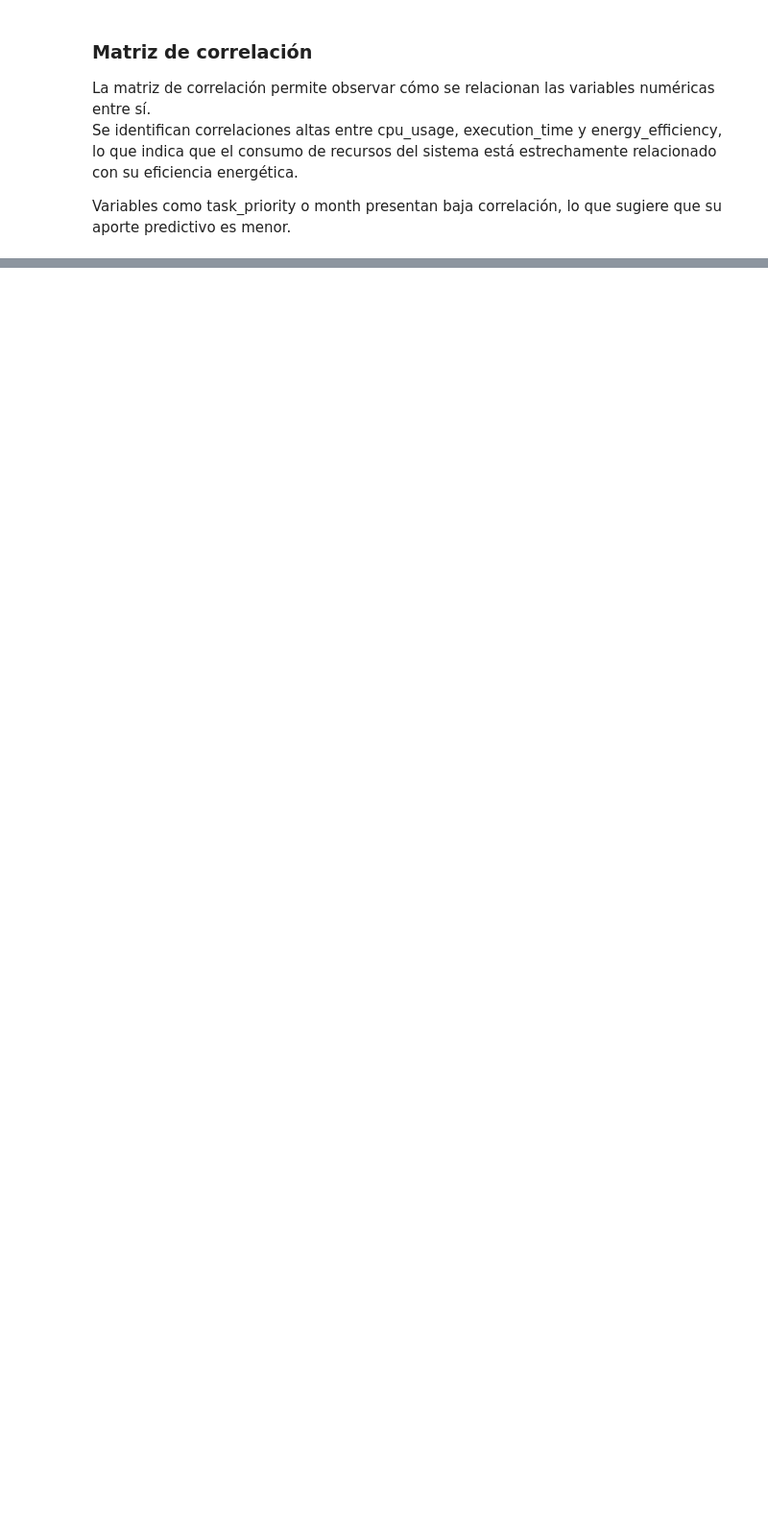
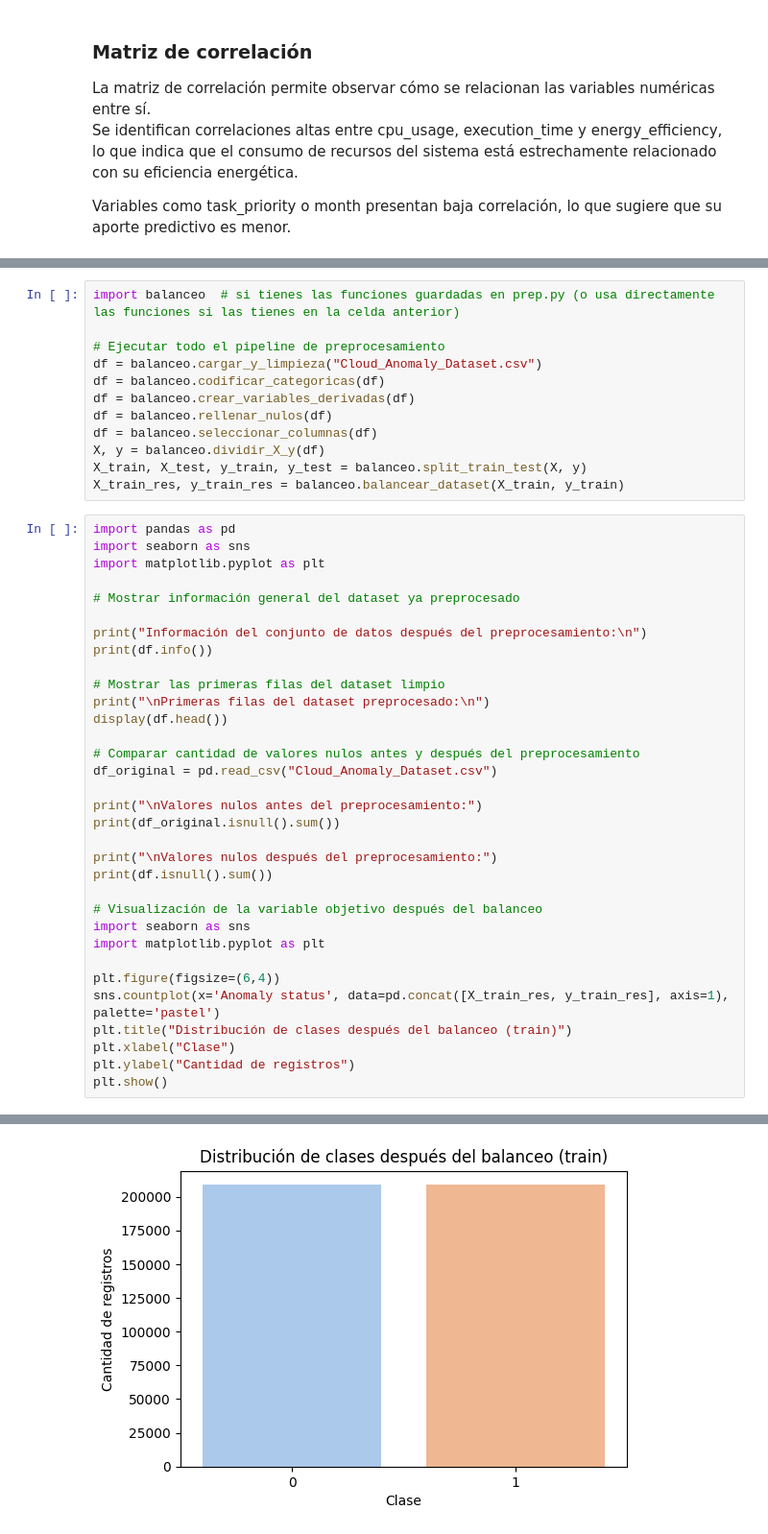
Before and after one commit to FreyOrtiz/CloudInfrastrutureAnomalyData, a Jupyter notebook: Proyecto/TrabajoFinalIA.ipynb, the cells around one changed output, grey strips where cells are left out. Shown: that part at 96% size. Saved outputs shown, nothing was run; the diff lists cells and outputs as text; blank space fills up the shorter version.

```diff
--- a/Proyecto/TrabajoFinalIA.ipynb
+++ b/Proyecto/TrabajoFinalIA.ipynb
@@ -209,0 +423,46 @@ Variables como task_priority o month presentan baja correlación, lo que sugiere
+# %%
+import balanceo  # si tienes las funciones guardadas en prep.py (o usa directamente las funciones si las tienes en la celda anterior)
+
+# Ejecutar todo el pipeline de preprocesamiento
+df = balanceo.cargar_y_limpieza("Cloud_Anomaly_Dataset.csv")
+df = balanceo.codificar_categoricas(df)
+df = balanceo.crear_variables_derivadas(df)
+df = balanceo.rellenar_nulos(df)
+df = balanceo.seleccionar_columnas(df)
+X, y = balanceo.dividir_X_y(df)
+X_train, X_test, y_train, y_test = balanceo.split_train_test(X, y)
+X_train_res, y_train_res = balanceo.balancear_dataset(X_train, y_train)
+# %%
+import pandas as pd
+import seaborn as sns
+import matplotlib.pyplot as plt
+
+# Mostrar información general del dataset ya preprocesado
+
+print("Información del conjunto de datos después del preprocesamiento:\n")
+print(df.info())
+
+# Mostrar las primeras filas del dataset limpio
+print("\nPrimeras filas del dataset preprocesado:\n")
+display(df.head())
+
+# Comparar cantidad de valores nulos antes y después del preprocesamiento
+df_original = pd.read_csv("Cloud_Anomaly_Dataset.csv")
+
+print("\nValores nulos antes del preprocesamiento:")
+print(df_original.isnull().sum())
+
+print("\nValores nulos después del preprocesamiento:")
+print(df.isnull().sum())
+
+# Visualización de la variable objetivo después del balanceo
+import seaborn as sns
+import matplotlib.pyplot as plt
+
+plt.figure(figsize=(6,4))
+sns.countplot(x='Anomaly status', data=pd.concat([X_train_res, y_train_res], axis=1), palette='pastel')
+plt.title("Distribución de clases después del balanceo (train)")
+plt.xlabel("Clase")
+plt.ylabel("Cantidad de registros")
+plt.show()
+# %% [output]
@@ -209,0 +513 @@ Variables como task_priority o month presentan baja correlación, lo que sugiere
+[figure, added]
```
Also changed, not shown: parts of 31 cells of this notebook.
